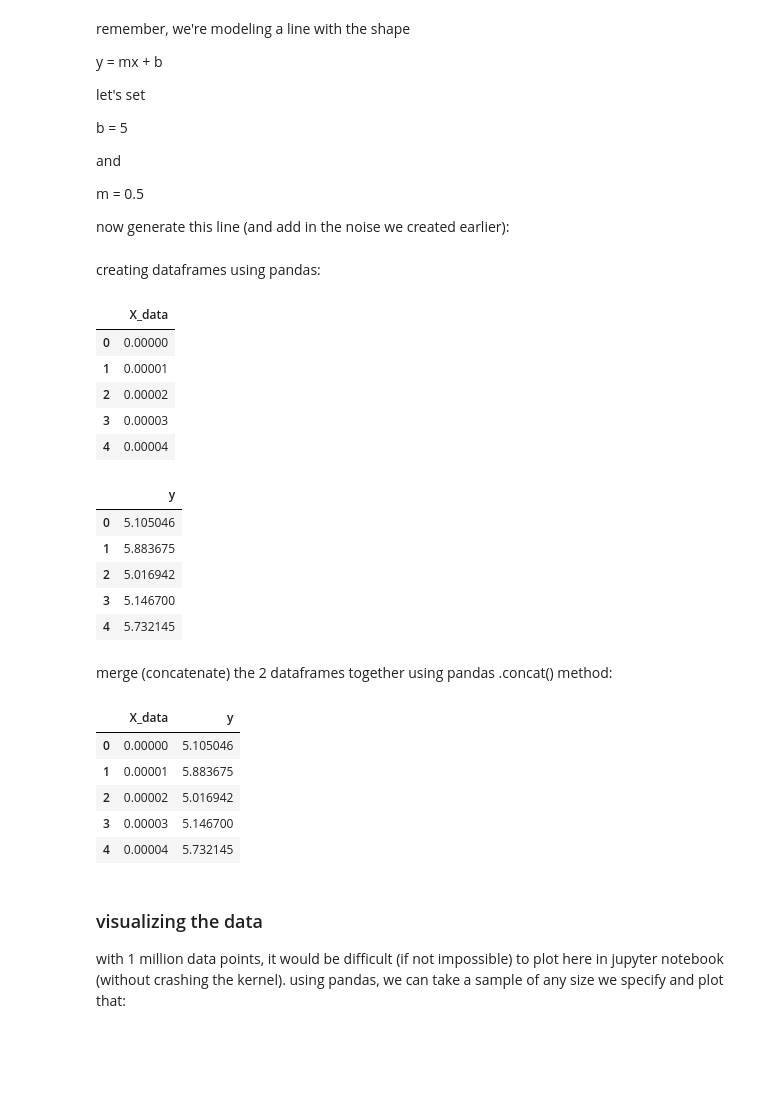
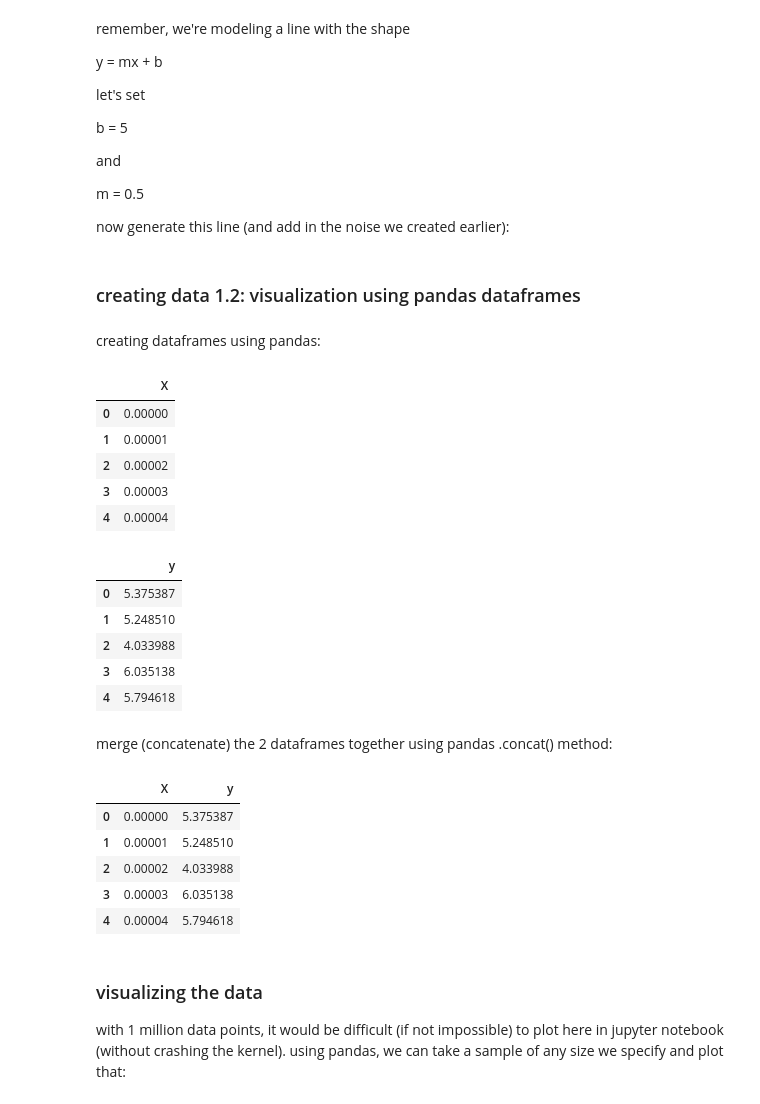
Before and after one commit to IndigenousEngineering/tensorflow-tastic, a Jupyter notebook: better_tensorflow_regression.ipynb, the cells around one changed output. Cells and saved outputs as stored; diff of their text form; code cells hidden in the pictures; blank space fills up the shorter version.

```diff
--- a/better_tensorflow_regression.ipynb
+++ b/better_tensorflow_regression.ipynb
@@ -11,18 +20,9 @@ import matplotlib as plt
 # %%
-# create a large dataset: one million points
-
-x_lin = np.linspace(0,10,1000000)
-
-# create some noise
-# pass in the number of points needed: same as x_lin
-
-noise = np.random.rand(len(x_lin))
-
 # check to see: these are just a million data points each
-# linear distribution for x_lin
+# linear distribution for X_data
 # random numbers from noise
 
-print(x_lin, '\n', 'shape: ', x_lin.shape)
+print(X_data, '\n', 'shape: ', X_data.shape)
 print('\n')
 print(noise, '\n', 'shape: ', noise.shape)
 # %% [output]
@@ -60,17 +59,19 @@ slope = 0.5
 
 # y = mx + b (and a little noise)
 
-y_actual = slope * x_lin + intercept + noise
+y_actual = slope * X_data + intercept + noise
+# %% [markdown]
+### creating data 1.2: visualization using pandas dataframes
 # %% [markdown]
 creating dataframes using pandas:
 # %%
 # create a dataframe for X
 
-X_data = pd.DataFrame(data=x_lin, columns=['X_data'])
+X_dataframe = pd.DataFrame(data=X_data, columns=['X'])
 
-X_data.head()
+X_dataframe.head()
 # %% [output]
-|  | X_data |
+|  | X |
 | 0 | 0.00000 |
 | 1 | 0.00001 |
 | 2 | 0.00002 |
@@ -79,33 +80,33 @@ X_data.head()
 # %%
 # create a dataframe for y
 
-y_data = pd.DataFrame(data=y_actual, columns=['y'])
+y_dataframe = pd.DataFrame(data=y_actual, columns=['y'])
 
-y_data.head()
+y_dataframe.head()
 # %% [output]
 |  | y |
-| 0 | 5.105046 |
-| 1 | 5.883675 |
-| 2 | 5.016942 |
-| 3 | 5.146700 |
-| 4 | 5.732145 |
+| 0 | 5.375387 |
+| 1 | 5.248510 |
+| 2 | 4.033988 |
+| 3 | 6.035138 |
+| 4 | 5.794618 |
 # %% [markdown]
 merge (concatenate) the 2 dataframes together using pandas .concat() method:
 # %%
 # pass in dataframes to merge as a list
 # add an axis to merge along columns vs rows
 # axis=1 merges along columns
 
-df = pd.concat([X_data, y_data], axis=1)
+df = pd.concat([X_dataframe, y_dataframe], axis=1)
 
 df.head()
 # %% [output]
-|  | X_data | y |
-| 0 | 0.00000 | 5.105046 |
-| 1 | 0.00001 | 5.883675 |
-| 2 | 0.00002 | 5.016942 |
-| 3 | 0.00003 | 5.146700 |
-| 4 | 0.00004 | 5.732145 |
+|  | X | y |
+| 0 | 0.00000 | 5.375387 |
+| 1 | 0.00001 | 5.248510 |
+| 2 | 0.00002 | 4.033988 |
+| 3 | 0.00003 | 6.035138 |
+| 4 | 0.00004 | 5.794618 |
 # %% [markdown]
 ### visualizing the data
 
```
Also changed, not shown: parts of 22 cells of this notebook.
